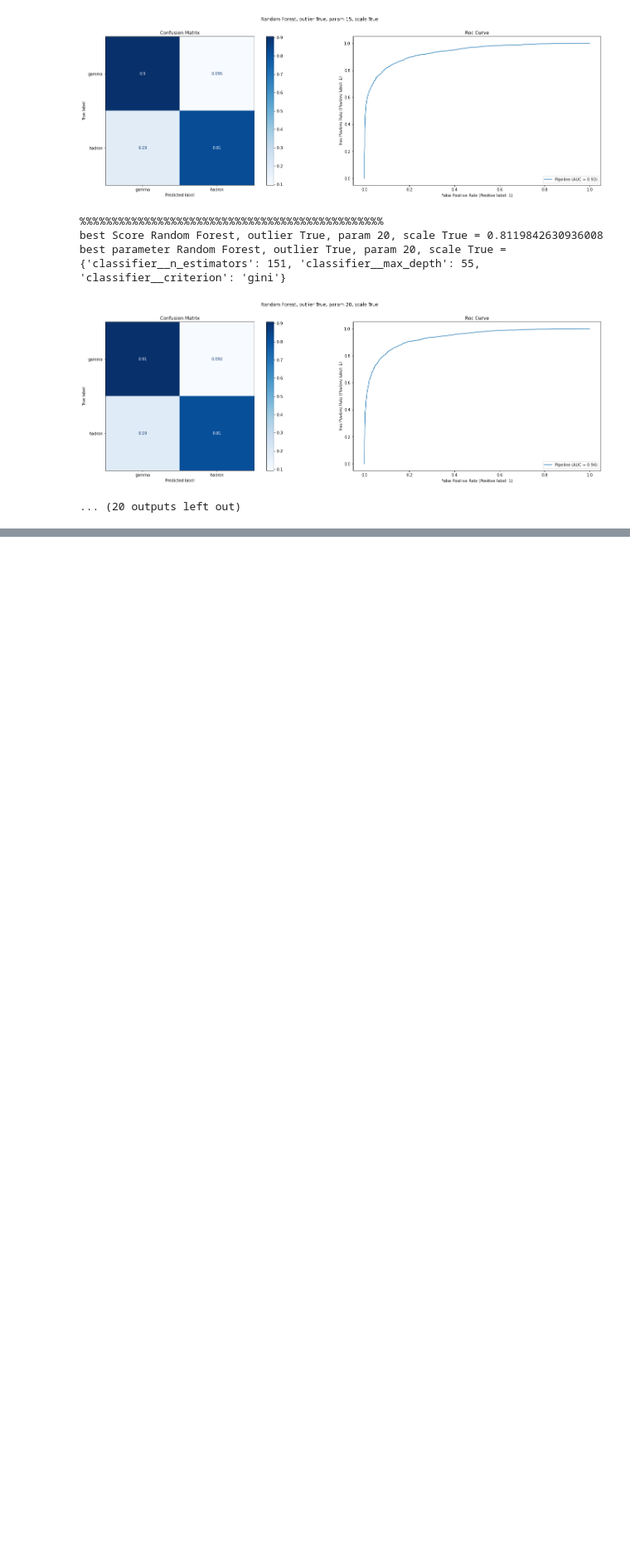
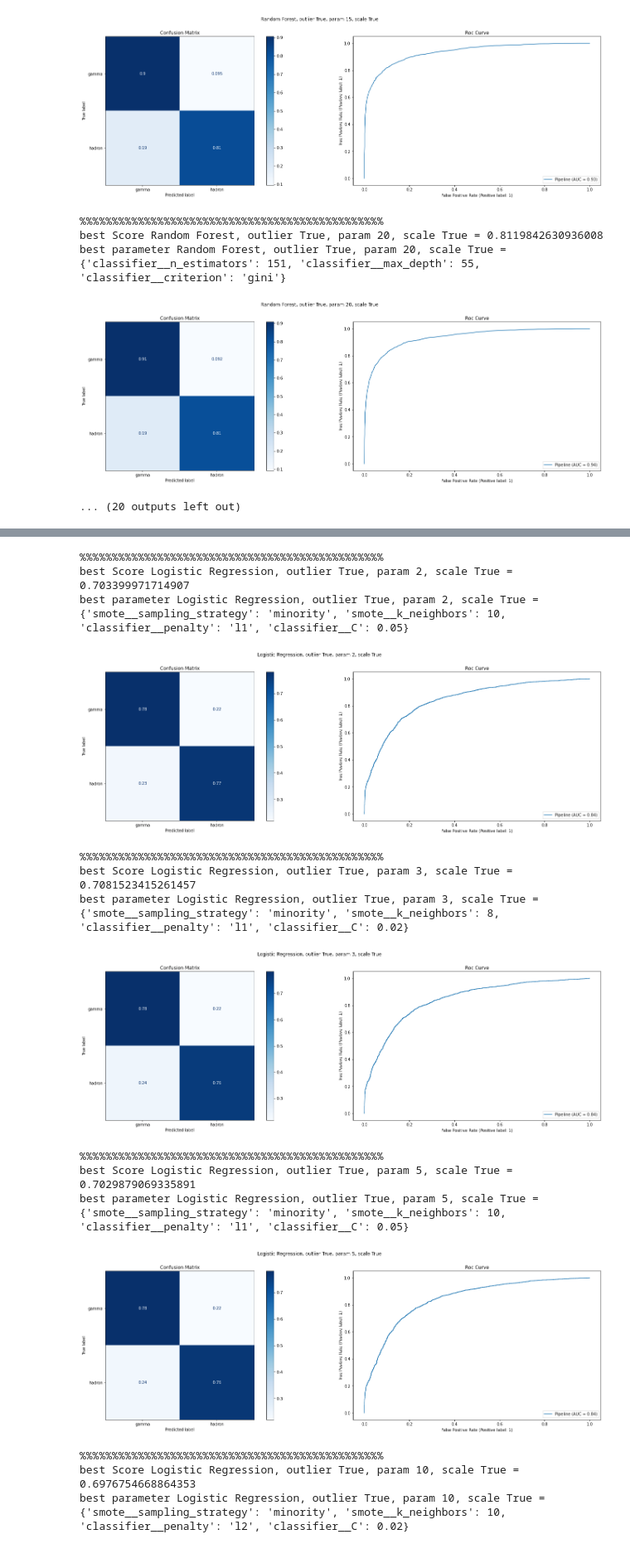
Before and after one commit to spapicchio/Gamma-Telescope-Analysis, a Jupyter notebook: processing_model.ipynb, the cells around one changed output, grey strips where cells are left out. Shown at 83% size. Cells and saved outputs as stored; diff of their text form; code cells hidden in the pictures; blank space fills up the shorter version.

Commit message:
logistic regression results

```diff
--- a/processing_model.ipynb
+++ b/processing_model.ipynb
@@ -262,0 +265,51 @@ best parameter Random Forest, outlier True, param 20, scale True = {'classifier_
+# %%
+from sklearn.linear_model import LogisticRegression
+logistic = LogisticRegression(solver='liblinear', random_state=42)
+param_logistic = {'smote__sampling_strategy':["minority", 'all'],
+                  'smote__k_neighbors': [5,7,8,10],
+                  'classifier__penalty': ['l1', 'l2'],
+                  'classifier__C': [0.02, 0.05, 0.08, .1, .15, .2],
+                }
+
+outlier = [True, False]
+param_outlier = [2, 3, 5, 10, 15, 20, 30]
+scale = [True, False]
+
+for s in scale:
+    for o in outlier:
+
+        if o:
+            for po in param_outlier:
+
+                X_train, X_test, y_train, y_test, skf = prepare_data(df, o, po, s)
+
+                X = (X_train, X_test)
+                y = (y_train, y_test)
+
+                title = f'Logistic Regression, outlier {o}, param {po}, scale {s}'
+                evaluate_model(X, y, logistic, title, param_logistic, skf, 'BorderlineSMOTE')
+                print()
+        else:
+            X_train, X_test, y_train, y_test, skf = prepare_data(df, o, 'none', s)
+
+            X = (X_train, X_test)
+            y = (y_train, y_test)
+
+            title = f'Logistic Regression, outlier {o}, scale {s}'
+            evaluate_model(X, y, logistic, title, param_logistic, skf, 'BorderlineSMOTE')
+# %% [output]
+%%%%%%%%%%%%%%%%%%%%%%%%%%%%%%%%%%%%%%%%%%%%%%%
+best Score Logistic Regression, outlier True, param 2, scale True = 0.703399971714907
+best parameter Logistic Regression, outlier True, param 2, scale True = {'smote__sampling_strategy': 'minority', 'smote__k_neighbors': 10, 'classifier__penalty': 'l1', 'classifier__C': 0.05}
+[figure, added]
+%%%%%%%%%%%%%%%%%%%%%%%%%%%%%%%%%%%%%%%%%%%%%%%
+best Score Logistic Regression, outlier True, param 3, scale True = 0.7081523415261457
+best parameter Logistic Regression, outlier True, param 3, scale True = {'smote__sampling_strategy': 'minority', 'smote__k_neighbors': 8, 'classifier__penalty': 'l1', 'classifier__C': 0.02}
+[figure, added]
+%%%%%%%%%%%%%%%%%%%%%%%%%%%%%%%%%%%%%%%%%%%%%%%
+best Score Logistic Regression, outlier True, param 5, scale True = 0.7029879069335891
+best parameter Logistic Regression, outlier True, param 5, scale True = {'smote__sampling_strategy': 'minority', 'smote__k_neighbors': 10, 'classifier__penalty': 'l1', 'classifier__C': 0.05}
+[figure, added]
+%%%%%%%%%%%%%%%%%%%%%%%%%%%%%%%%%%%%%%%%%%%%%%%
+best Score Logistic Regression, outlier True, param 10, scale True = 0.6976754668864353
+best parameter Logistic Regression, outlier True, param 10, scale True = {'smote__sampling_strategy': 'minority', 'smote__k_neighbors': 10, 'classifier__penalty': 'l2', 'classifier__C': 0.02}
```
Also changed, not shown: parts of 4 cells of this notebook.
